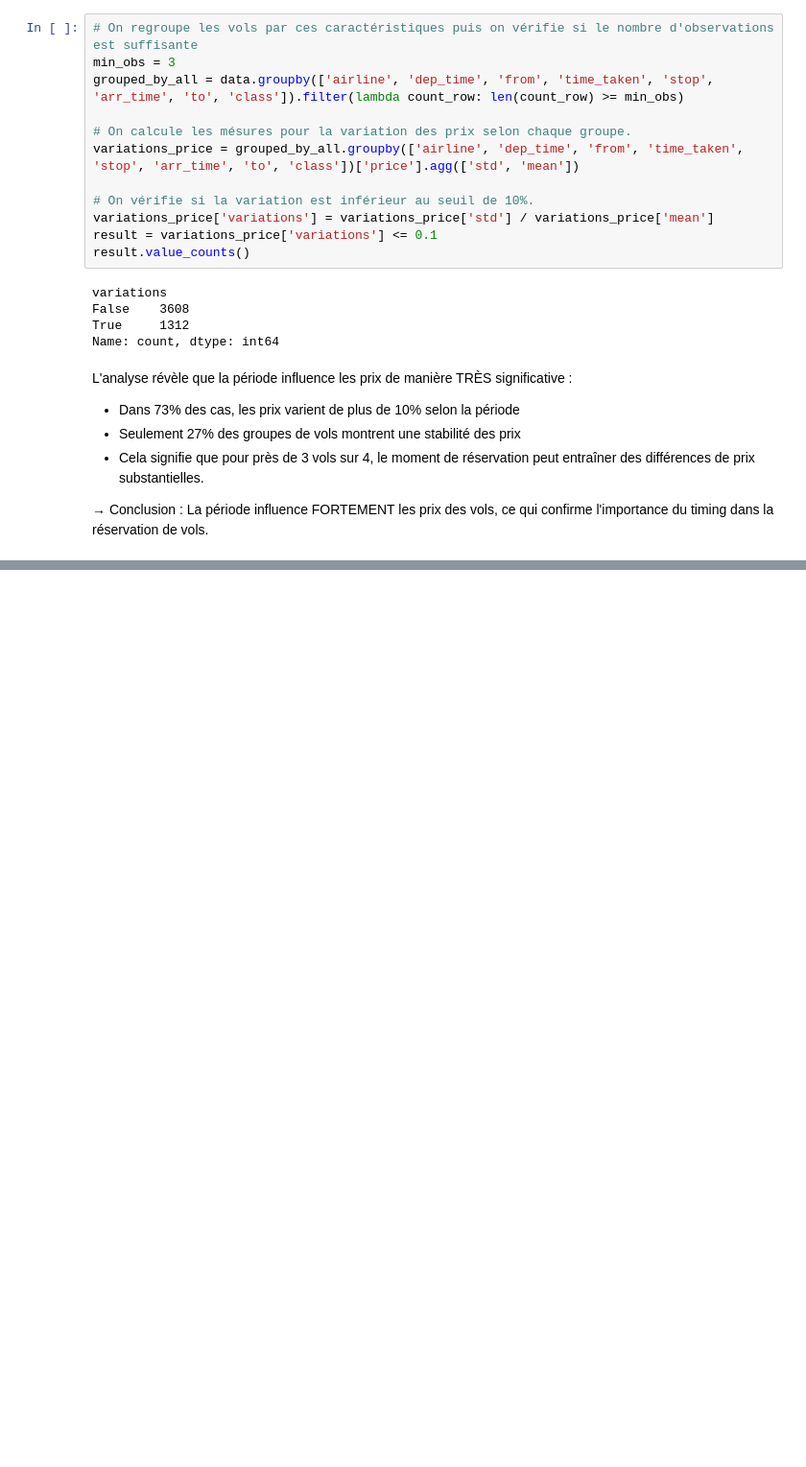
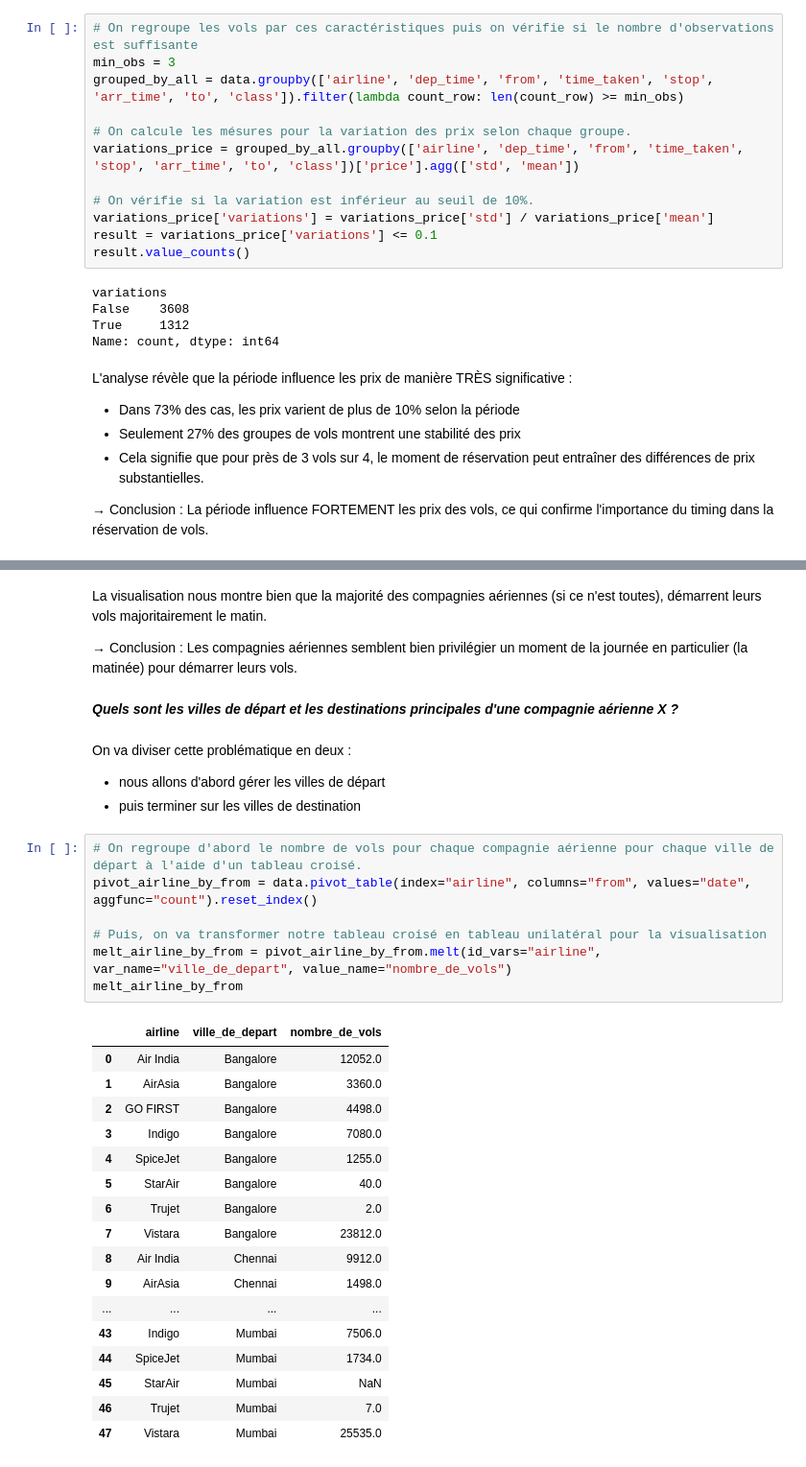
Before and after one commit to chanwinharold/Prevision_du_prix_des_vols, a Jupyter notebook: notebooks/02_exploratory_analysis.ipynb, the cells around one changed output, grey strips where cells are left out. Shown at 96% size. Saved outputs shown, nothing was run; the diff lists cells and outputs as text; blank space fills up the shorter version.

```diff
--- a/notebooks/02_exploratory_analysis.ipynb
+++ b/notebooks/02_exploratory_analysis.ipynb
@@ -467,0 +493,35 @@ ce qui confirme l'importance du timing dans la réservation de vols.
+# %% [markdown]
+La visualisation nous montre bien que la majorité des compagnies aériennes (si ce n'est toutes), démarrent leurs vols majoritairement le matin.
+
+→ Conclusion : Les compagnies aériennes semblent bien privilégier un moment de la journée en particulier (la matinée) pour démarrer leurs vols.
+# %% [markdown]
+***Quels sont les villes de départ et les destinations principales d'une compagnie aérienne X ?***
+# %% [markdown]
+On va diviser cette problématique en deux :
+- nous allons d'abord gérer les villes de départ
+- puis terminer sur les villes de destination
+# %%
+# On regroupe d'abord le nombre de vols pour chaque compagnie aérienne pour chaque ville de départ à l'aide d'un tableau croisé.
+pivot_airline_by_from = data.pivot_table(index="airline", columns="from", values="date", aggfunc="count").reset_index()
+
+# Puis, on va transformer notre tableau croisé en tableau unilatéral pour la visualisation
+melt_airline_by_from = pivot_airline_by_from.melt(id_vars="airline", var_name="ville_de_depart", value_name="nombre_de_vols")
+melt_airline_by_from
+# %% [output]
+|  | airline | ville_de_depart | nombre_de_vols |
+| 0 | Air India | Bangalore | 12052.0 |
+| 1 | AirAsia | Bangalore | 3360.0 |
+| 2 | GO FIRST | Bangalore | 4498.0 |
+| 3 | Indigo | Bangalore | 7080.0 |
+| 4 | SpiceJet | Bangalore | 1255.0 |
+| 5 | StarAir | Bangalore | 40.0 |
+| 6 | Trujet | Bangalore | 2.0 |
+| 7 | Vistara | Bangalore | 23812.0 |
+| 8 | Air India | Chennai | 9912.0 |
+| 9 | AirAsia | Chennai | 1498.0 |
+| ... | ... | ... | ... |
+| 43 | Indigo | Mumbai | 7506.0 |
+| 44 | SpiceJet | Mumbai | 1734.0 |
+| 45 | StarAir | Mumbai | NaN |
+| 46 | Trujet | Mumbai | 7.0 |
+| 47 | Vistara | Mumbai | 25535.0 |
```
Also changed, not shown: parts of 10 cells of this notebook.
